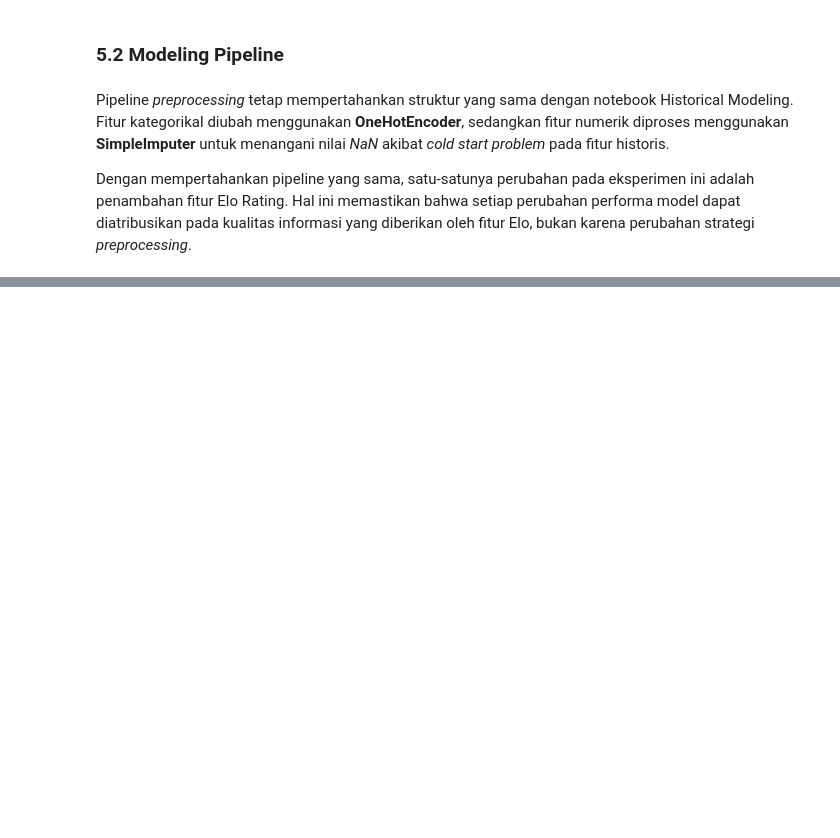
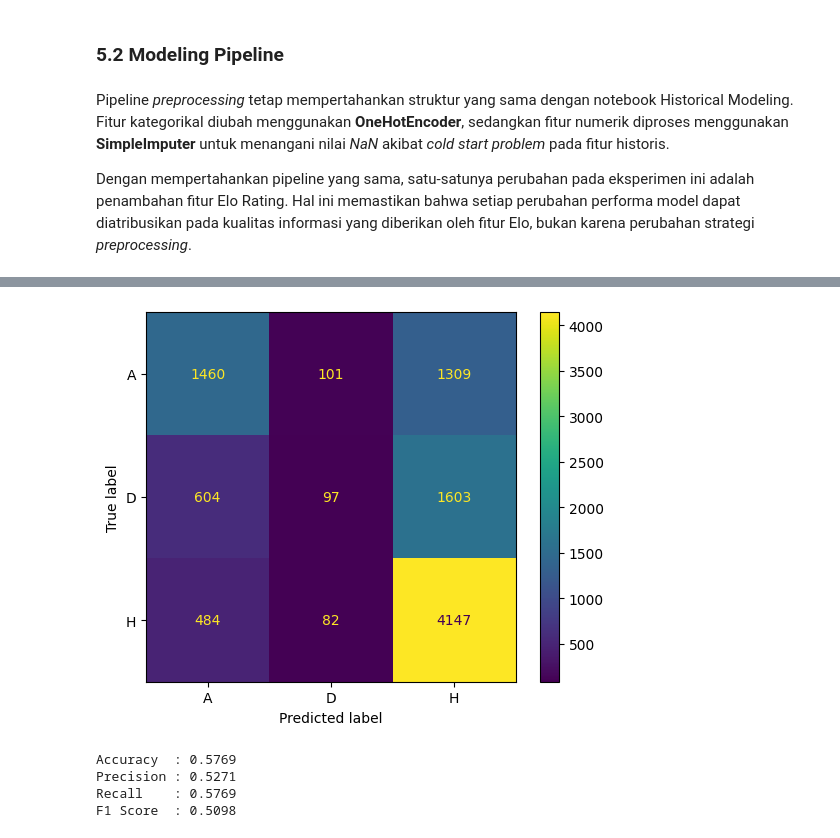
Before and after one commit to RyannPy/international-football-prediction, a Jupyter notebook: notebooks/10_elo_modeling.ipynb, the cells around one changed output, grey strips where cells are left out. Drawn from its saved outputs; the diff is of its cells as text; code cells hidden in the pictures; blank space fills up the shorter version.

```diff
--- a/notebooks/10_elo_modeling.ipynb
+++ b/notebooks/10_elo_modeling.ipynb
@@ -212,0 +263,14 @@ Dengan mempertahankan pipeline yang sama, satu-satunya perubahan pada eksperimen
+# %%
+random_forest_pipeline = Pipeline(
+    steps=[
+        ("preprocessor", preprocessor),
+        (
+            "classifier",
+            RandomForestClassifier(
+                random_state=42
+            )
+        )
+    ]
+)
+# %%
+random_forest_pipeline.fit(X_train, y_train)
@@ -212,0 +295,2 @@ Dengan mempertahankan pipeline yang sama, satu-satunya perubahan pada eksperimen
+# %%
+y_pred_rf = random_forest_pipeline.predict(X_test)
@@ -212,0 +395,39 @@ Dengan mempertahankan pipeline yang sama, satu-satunya perubahan pada eksperimen
+# %%
+# CONFUSION MATRIX
+ConfusionMatrixDisplay.from_predictions(
+    y_test,
+    y_pred_rf
+);
+# %% [output]
+[figure, added]
+# %%
+# METRICS
+rf_accuracy = accuracy_score(y_test, y_pred_rf)
+
+rf_precision = precision_score(
+    y_test,
+    y_pred_rf,
+    average="weighted"
+)
+
+rf_recall = recall_score(
+    y_test,
+    y_pred_rf,
+    average="weighted"
+)
+
+rf_f1 = f1_score(
+    y_test,
+    y_pred_rf,
+    average="weighted"
+)
+
+print(f"Accuracy  : {rf_accuracy:.4f}")
+print(f"Precision : {rf_precision:.4f}")
+print(f"Recall    : {rf_recall:.4f}")
+print(f"F1 Score  : {rf_f1:.4f}")
+# %% [output]
+Accuracy  : 0.5769
+Precision : 0.5271
+Recall    : 0.5769
+F1 Score  : 0.5098
```
Also changed, not shown: parts of 28 cells of this notebook, 1 other file.
